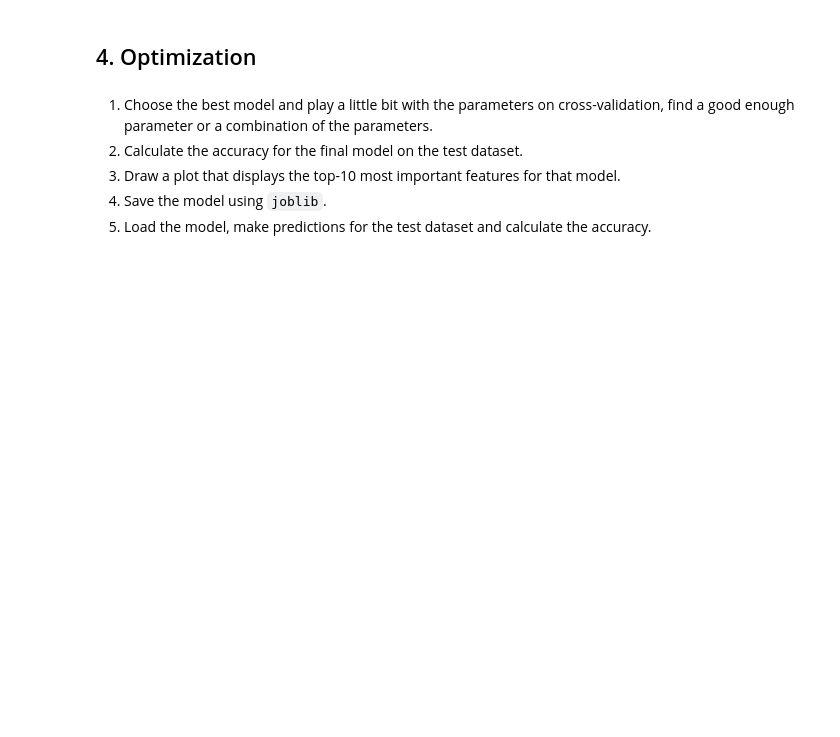
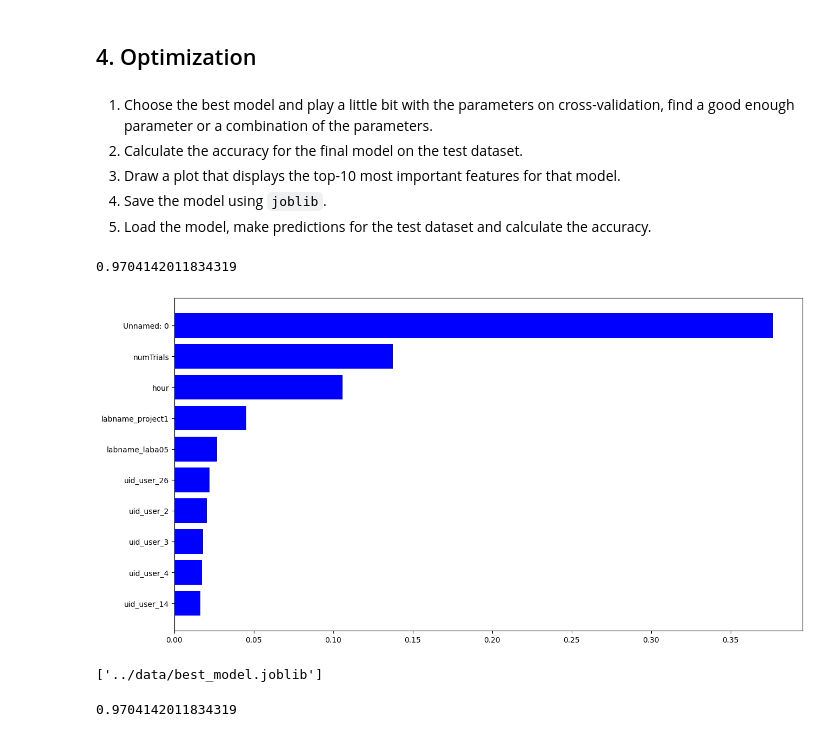
Before and after one commit to Smoooky/42-PiscinePythonDataScience, a Jupyter notebook: day08/ex03/03_split_crossval.ipynb, the cells around one changed output. Saved outputs shown, nothing was run; the diff lists cells and outputs as text; code cells hidden in the pictures; blank space fills up the shorter version.

```diff
--- a/day08/ex03/03_split_crossval.ipynb
+++ b/day08/ex03/03_split_crossval.ipynb
@@ -109,3 +166,31 @@ np.std(scores)
 3. Draw a plot that displays the top-10 most  important features for that model.
 4. Save the model using `joblib`.
 5. Load the model, make predictions for the test dataset and calculate the accuracy.
+# %%
+rfc = RFC(max_depth=36, n_estimators=100, random_state=21).fit(X_train, y_train)
+rfc_pred = rfc.predict(X_test)
+metrics.accuracy_score(y_test, rfc_pred)
+# %% [output]
+0.9704142011834319
+# %%
+def plot_features(coefs, features, n=10):
+    fig, ax = plt.subplots(figsize=(15, 8))
+    t = dict(zip(features, coefs))
+    sp = sorted(t.items(), key=lambda x: (-x[1], x[0]))
+    arr = np.array([i[1] for i in sp])[:n]
+    col = np.array([i[0] for i in sp])[:n]
+    ax.barh(np.arange(n),
+    arr,
+    color='blue')
+    ax.set_yticks(np.arange(n))
+    ax.set_yticklabels(col)
+    ax.invert_yaxis()
+    plt.show()
+# %%
+plot_features(rfc.feature_importances_, x.columns)
+# %% [output]
+[figure, added]
+# %%
+joblib.dump(rfc, '../data/best_model.joblib')
+# %% [output]
+['../data/best_model.joblib']
@@ -111,0 +201,4 @@ np.std(scores)
+# %%
+metrics.accuracy_score(y_test, rfc_pred)
+# %% [output]
+0.9704142011834319
```
Also changed, not shown: parts of 13 cells of this notebook, 1 other file.
